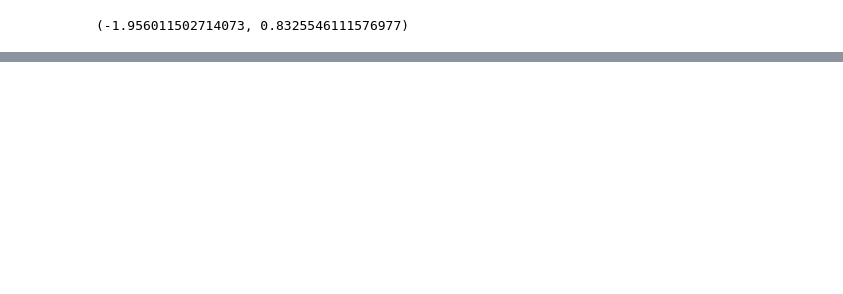
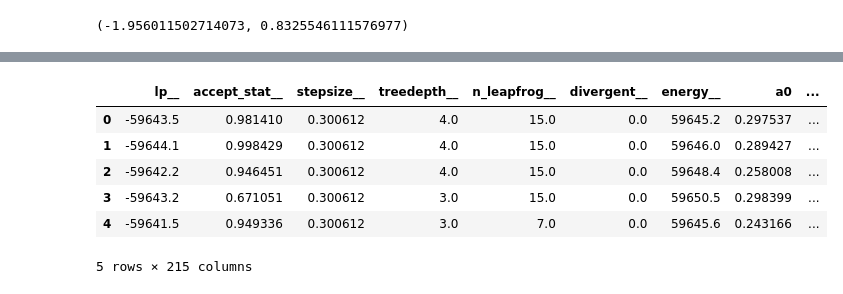
Before and after one commit to Motyleczek/racehorse_bayes, a Jupyter notebook: data_analysis.ipynb, the cells around one changed output, grey strips where cells are left out. Cells and saved outputs as stored; diff of their text form; code cells hidden in the pictures; blank space fills up the shorter version.

```diff
--- a/data_analysis.ipynb
+++ b/data_analysis.ipynb
@@ -479,0 +591,11 @@ log_maker(0.2,0.2)
+# %%
+predicted_df = fit2.draws_pd()
+predicted_df.head()
+# %% [output]
+|  | lp__ | accept_stat__ | stepsize__ | treedepth__ | n_leapfrog__ | divergent__ | energy__ | a0 | ... |
+| 0 | -59643.5 | 0.981410 | 0.300612 | 4.0 | 15.0 | 0.0 | 59645.2 | 0.297537 | ... |
+| 1 | -59644.1 | 0.998429 | 0.300612 | 4.0 | 15.0 | 0.0 | 59646.0 | 0.289427 | ... |
+| 2 | -59642.2 | 0.946451 | 0.300612 | 4.0 | 15.0 | 0.0 | 59648.4 | 0.258008 | ... |
+| 3 | -59643.2 | 0.671051 | 0.300612 | 3.0 | 15.0 | 0.0 | 59650.5 | 0.298399 | ... |
+| 4 | -59641.5 | 0.949336 | 0.300612 | 3.0 | 7.0 | 0.0 | 59645.6 | 0.243166 | ... |
+5 rows × 215 columns
```
Also changed, not shown: parts of 18 cells of this notebook, 6 other files.
